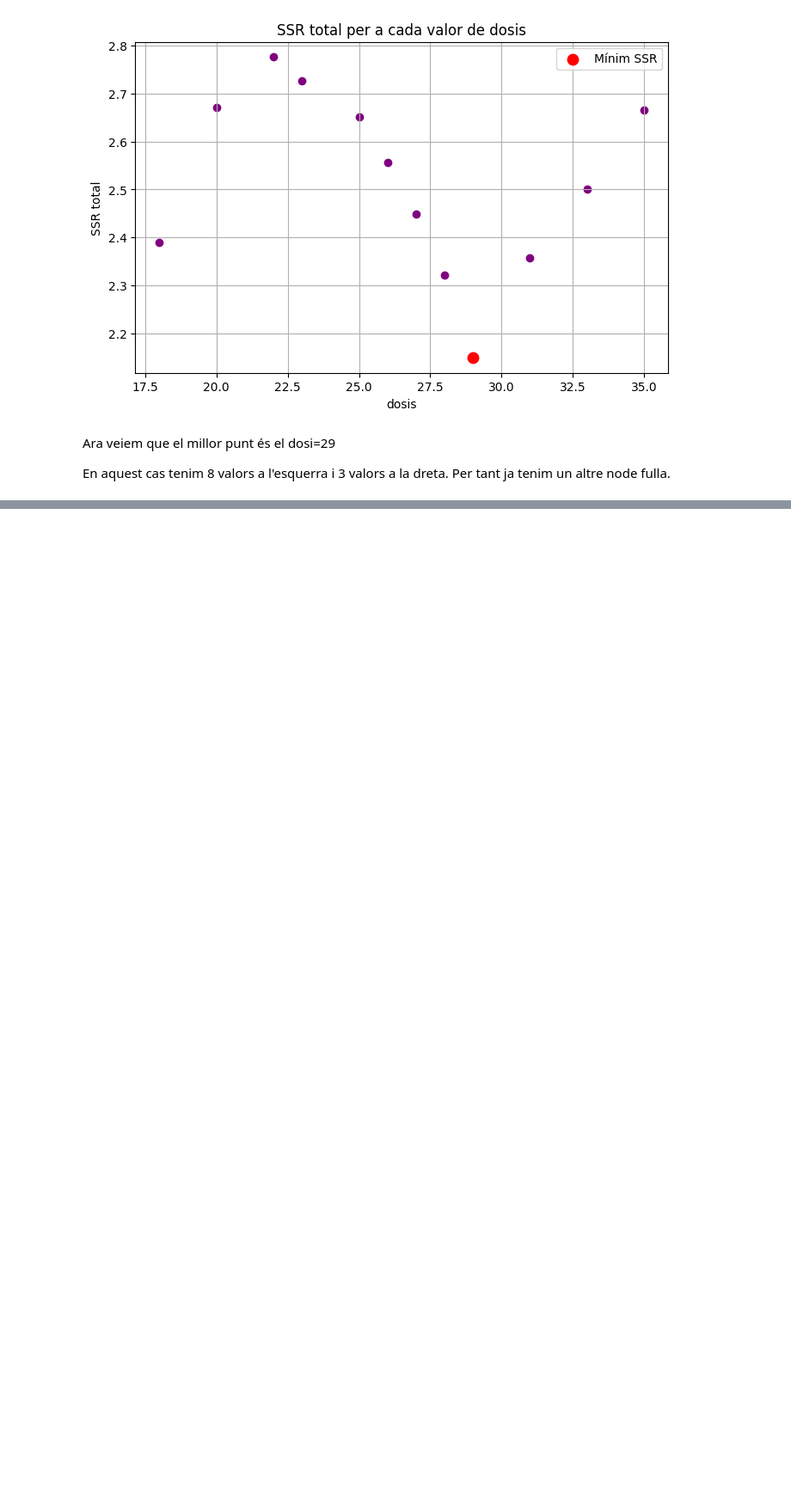
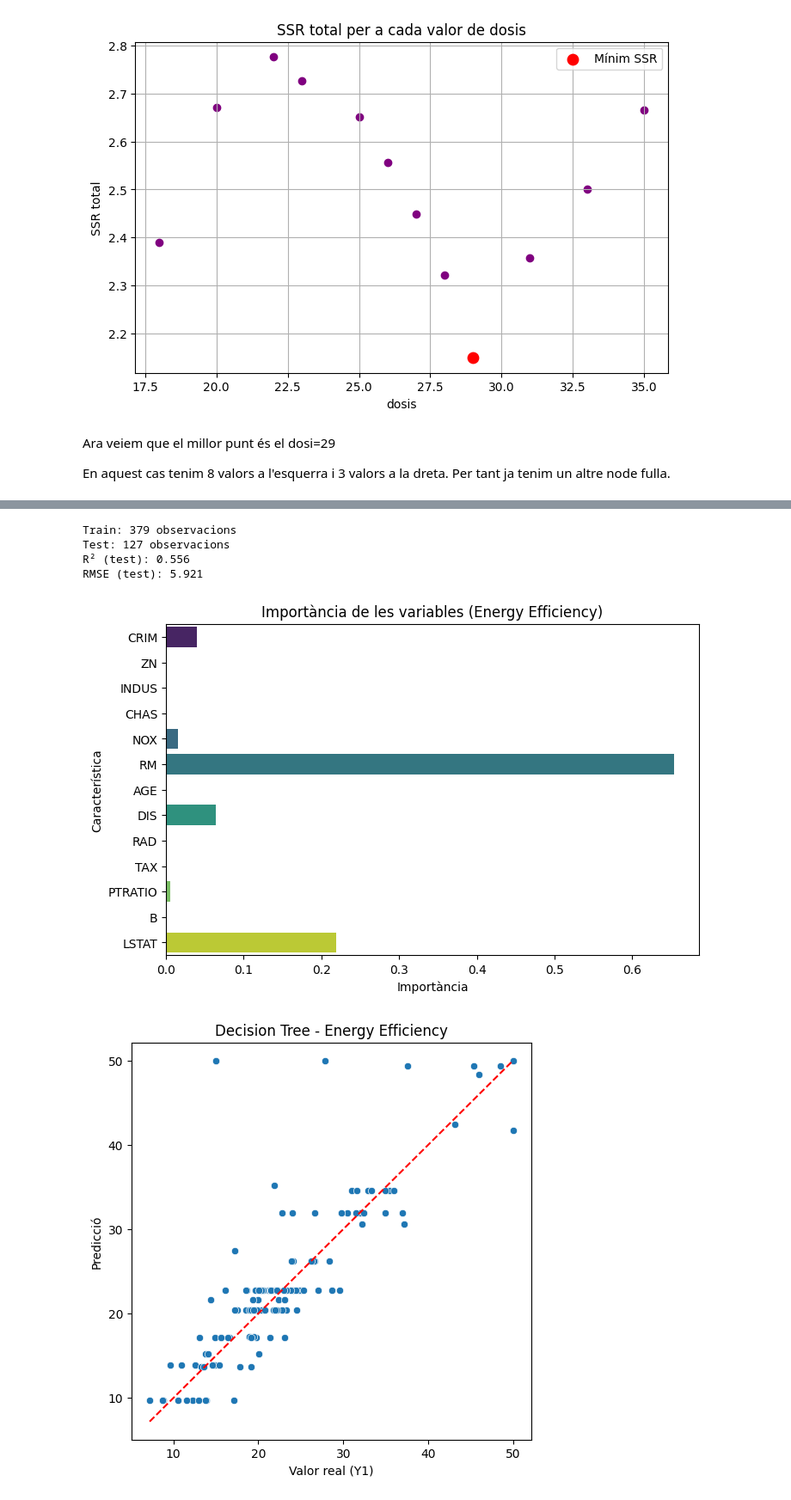
Before and after one commit to robertventura/sistemes-aprenentatge-automatic, a Jupyter notebook: 02_models_supervisats/02_50_arbres_desicio.ipynb, the cells around one changed output, grey strips where cells are left out. Shown at 86% size. Saved outputs shown, nothing was run; the diff lists cells and outputs as text; code cells hidden in the pictures; blank space fills up the shorter version.

```diff
--- a/02_models_supervisats/02_50_arbres_desicio.ipynb
+++ b/02_models_supervisats/02_50_arbres_desicio.ipynb
@@ -597,0 +676,65 @@ En aquest cas començarem per una variable (dosis) i buscarem el mínim SSR. Un
+# %%
+import pandas as pd
+import matplotlib.pyplot as plt
+import seaborn as sns
+
+from sklearn.datasets import fetch_openml
+from sklearn.model_selection import train_test_split
+from sklearn.tree import DecisionTreeRegressor
+from sklearn.metrics import r2_score, mean_squared_error,root_mean_squared_error
+from sklearn.datasets import fetch_openml
+
+# 1️⃣ Load the Boston Housing dataset
+boston = fetch_openml(name='boston')
+
+df = boston['data']
+df['MEDV'] = boston['target']
+df.head()
+
+# 2️⃣ Definim variables
+X = df.drop(columns="MEDV")
+y = df['MEDV']
+
+# 3️⃣ Split train/test
+# Dividim el conjunt de dades train/test
+X_train, X_test, y_train, y_test = train_test_split(
+                                        df.drop(columns="MEDV"),
+                                        df['MEDV'],
+                                        test_size = 0.25,
+                                        random_state = 123
+                                    )
+
+print(f"Train: {X_train.shape[0]} observacions")
+print(f"Test: {X_test.shape[0]} observacions")
+
+# 4️⃣ Model
+model = DecisionTreeRegressor(max_depth=5, random_state=42)
+model.fit(X_train, y_train)
+
+# 5️⃣ Prediccions
+y_pred = model.predict(X_test)
+
+# 6️⃣ Mètriques
+print(f"R² (test): {r2_score(y_test, y_pred):.3f}")
+print(f"RMSE (test): {root_mean_squared_error(y_test, y_pred):.3f}")
+
+# 7️⃣ Importància de característiques
+importances = model.feature_importances_
+features = X.columns
+
+plt.figure(figsize=(8,5))
+sns.barplot(x=importances, y=features, palette="viridis")
+plt.title("Importància de les variables (Energy Efficiency)")
+plt.xlabel("Importància")
+plt.ylabel("Característica")
+plt.show()
+
+# 8️⃣ Relació predicció vs valors reals
+plt.figure(figsize=(6,6))
+sns.scatterplot(x=y_test, y=y_pred)
+plt.plot([y_test.min(), y_test.max()], [y_test.min(), y_test.max()], 'r--')
+plt.xlabel("Valor real (Y1)")
+plt.ylabel("Predicció")
+plt.title("Decision Tree - Energy Efficiency")
+plt.show()
+# %% [output]
@@ -597,0 +751,6 @@ En aquest cas començarem per una variable (dosis) i buscarem el mínim SSR. Un
+Train: 379 observacions
+Test: 127 observacions
+R² (test): 0.556
+RMSE (test): 5.921
+[figure, added]
+[figure, added]
```
Also changed, not shown: parts of 6 cells of this notebook.
